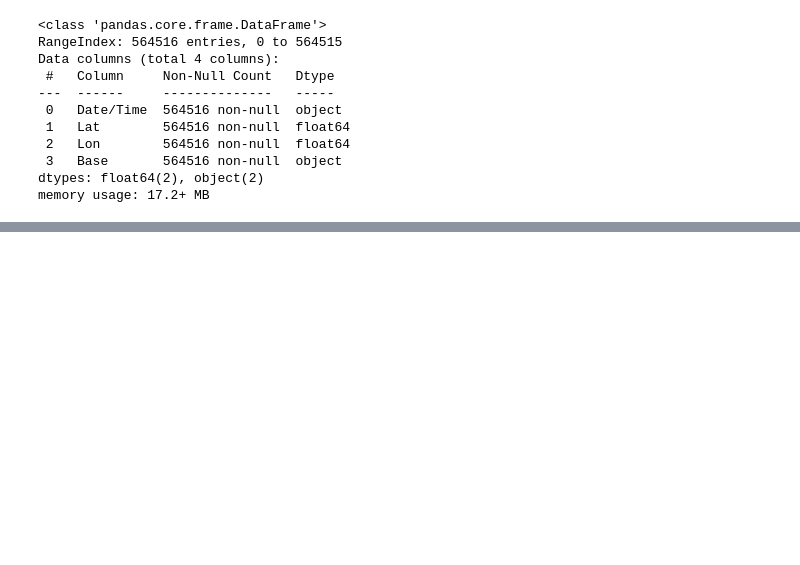
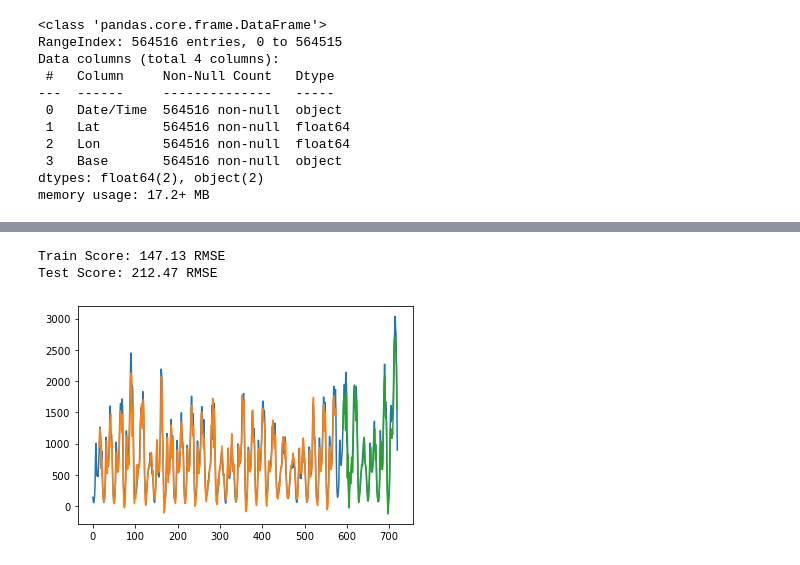
Before and after one commit to clementB94/time_series_project, a Jupyter notebook: clement_try.ipynb, the cells around one changed output, grey strips where cells are left out. Drawn from its saved outputs; the diff is of its cells as text; code cells hidden in the pictures; blank space fills up the shorter version.

```diff
--- a/clement_try.ipynb
+++ b/clement_try.ipynb
@@ -55,0 +78,5 @@ print(df_by_base.head())
+# %%
+train_size = int(len(df) * 0.8)
+test_size = len(df) - train_size
+train, test = df[0:train_size], df[train_size:len(df)]
+print(len(train), len(test))
@@ -55,0 +96,10 @@ print(df_by_base.head())
+# %%
+x_train = np.reshape(x_train, (x_train.shape[0], 1, x_train.shape[1]))
+x_test = np.reshape(x_test, (x_test.shape[0], 1, x_test.shape[1]))
+# %%
+look_back = 15
+model = Sequential()
+model.add(LSTM(20, input_shape=(1, look_back)))
+model.add(Dense(1))
+model.compile(loss='mean_squared_error', optimizer='adam')
+model.fit(x_train, y_train, epochs=20, batch_size=1, verbose=2)
@@ -55,0 +125,32 @@ print(df_by_base.head())
+# %%
+trainPredict = model.predict(x_train)
+testPredict = model.predict(x_test)
+# invert predictions
+trainPredict = min_max_scaler.inverse_transform(trainPredict)
+trainY = min_max_scaler.inverse_transform([y_train])
+testPredict = min_max_scaler.inverse_transform(testPredict)
+testY = min_max_scaler.inverse_transform([y_test])
+# calculate root mean squared error
+trainScore = math.sqrt(mean_squared_error(trainY[0], trainPredict[:,0]))
+print('Train Score: %.2f RMSE' % (trainScore))
+testScore = math.sqrt(mean_squared_error(testY[0], testPredict[:,0]))
+print('Test Score: %.2f RMSE' % (testScore))
+# %% [output]
+Train Score: 147.13 RMSE
+Test Score: 212.47 RMSE
+# %%
+# shift train predictions for plotting
+trainPredictPlot = np.empty_like(df)
+trainPredictPlot[:, :] = np.nan
+trainPredictPlot[look_back:len(trainPredict)+look_back, :] = trainPredict
+# shift test predictions for plotting
+testPredictPlot = np.empty_like(df)
+testPredictPlot[:, :] = np.nan
+testPredictPlot[len(trainPredict)+(look_back*2)+1:len(df)-1, :] = testPredict
+# plot baseline and predictions
+plt.plot(min_max_scaler.inverse_transform(df))
+plt.plot(trainPredictPlot)
+plt.plot(testPredictPlot)
+plt.show()
+# %% [output]
+[figure, added]
```
Also changed, not shown: parts of 9 cells of this notebook.
